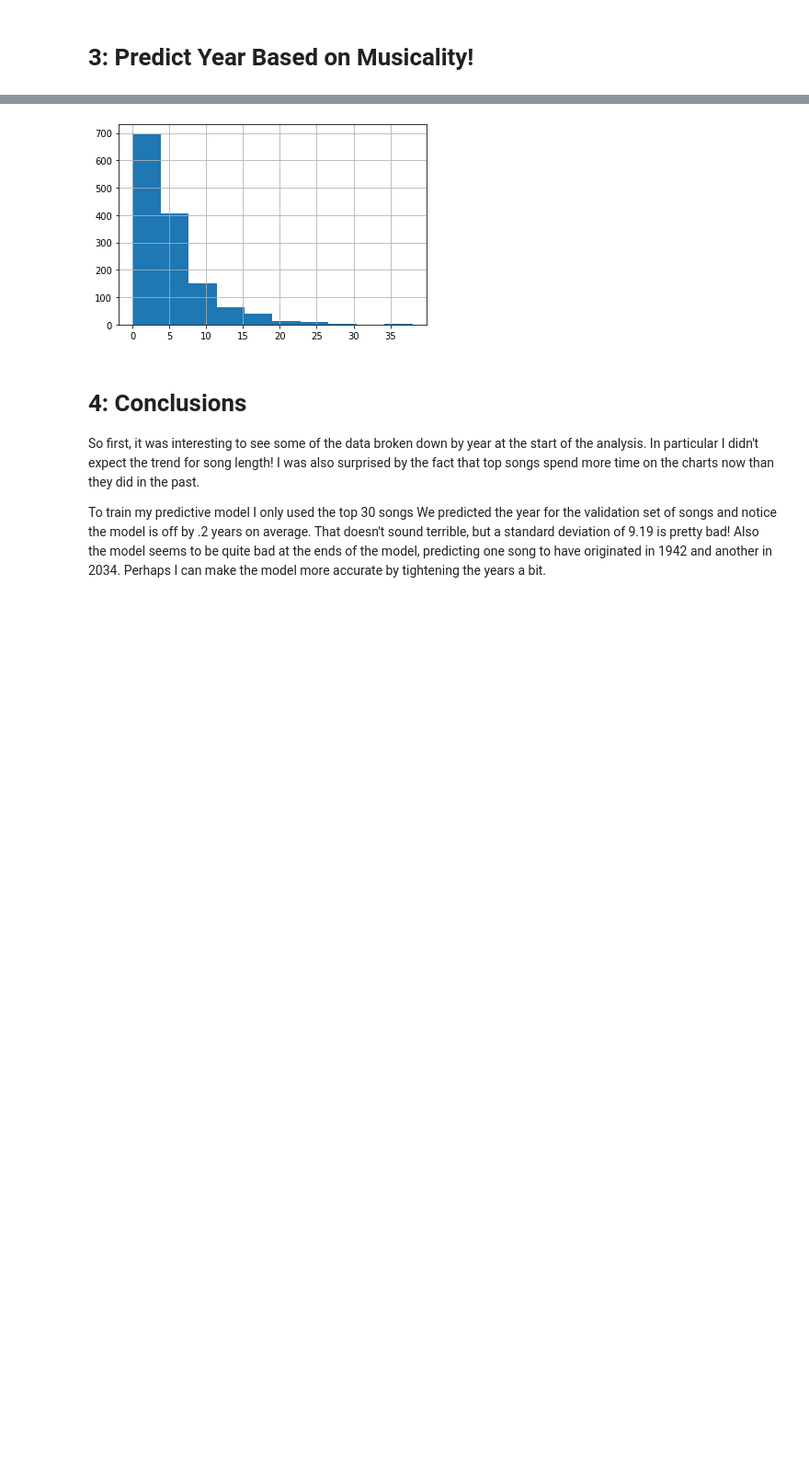
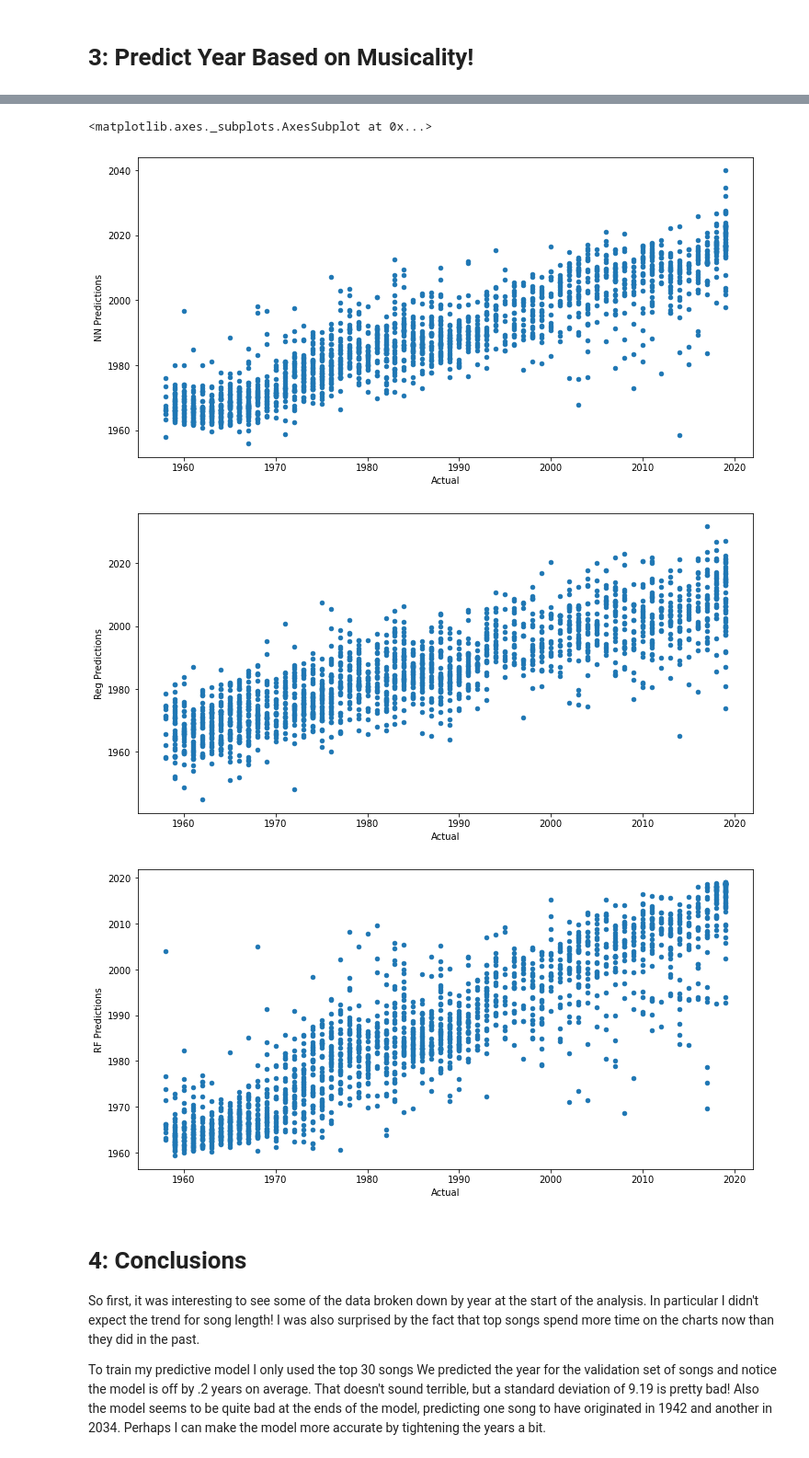
Before and after one commit to RobNewt/Data-Analysis, a Jupyter notebook: Billboard_Top_100_(In_Progress).ipynb, the cells around one changed output, grey strips where cells are left out. Shown: that part at 92% size. Cells and saved outputs as stored; diff of their text form; code cells hidden in the pictures; blank space fills up the shorter version.

```diff
--- a/Billboard_Top_100_(In_Progress).ipynb
+++ b/Billboard_Top_100_(In_Progress).ipynb
@@ -556,7 +558,12 @@ comparison.describe()
-# %%
-comparison[comparison['Difference'] <= 50]['Difference'].hist();
-# %% [output]
-[figure, removed]
+# %%
+comparison.plot.scatter(x='Actual', y='NN Predictions', figsize=(12,6))
+comparison.plot.scatter(x='Actual', y='Reg Predictions', figsize=(12,6));
+comparison.plot.scatter(x='Actual', y='RF Predictions', figsize=(12,6))
+# %% [output]
+<matplotlib.axes._subplots.AxesSubplot at 0x...>
+[figure, added]
+[figure, added]
+[figure, added]
 # %% [markdown]
 # 4: Conclusions
 
```
Also changed, not shown: parts of 35 cells of this notebook.
